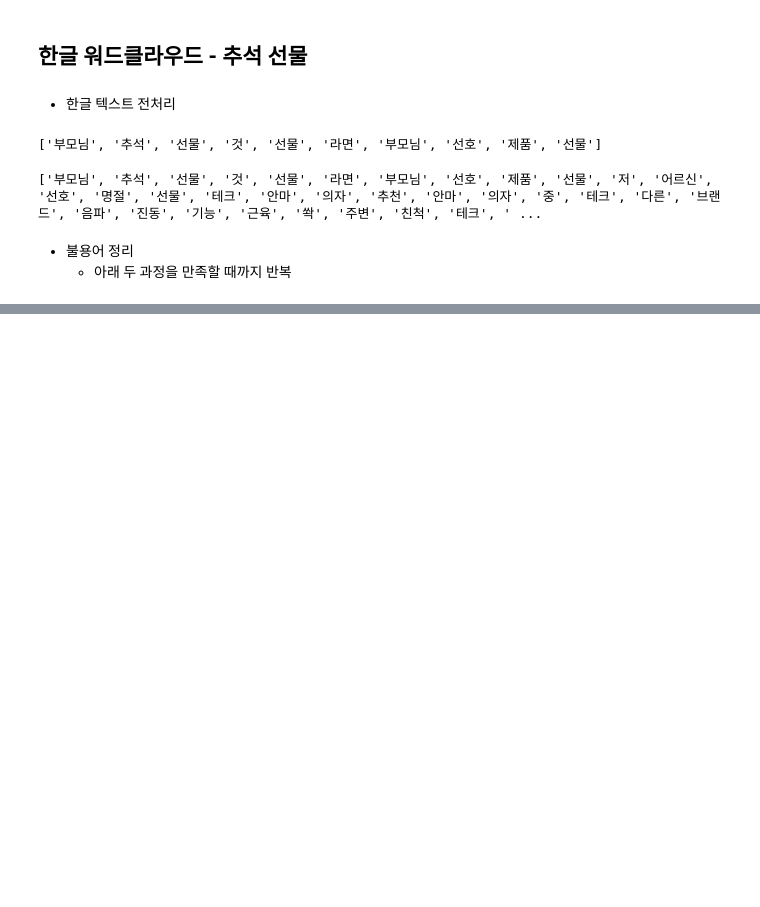
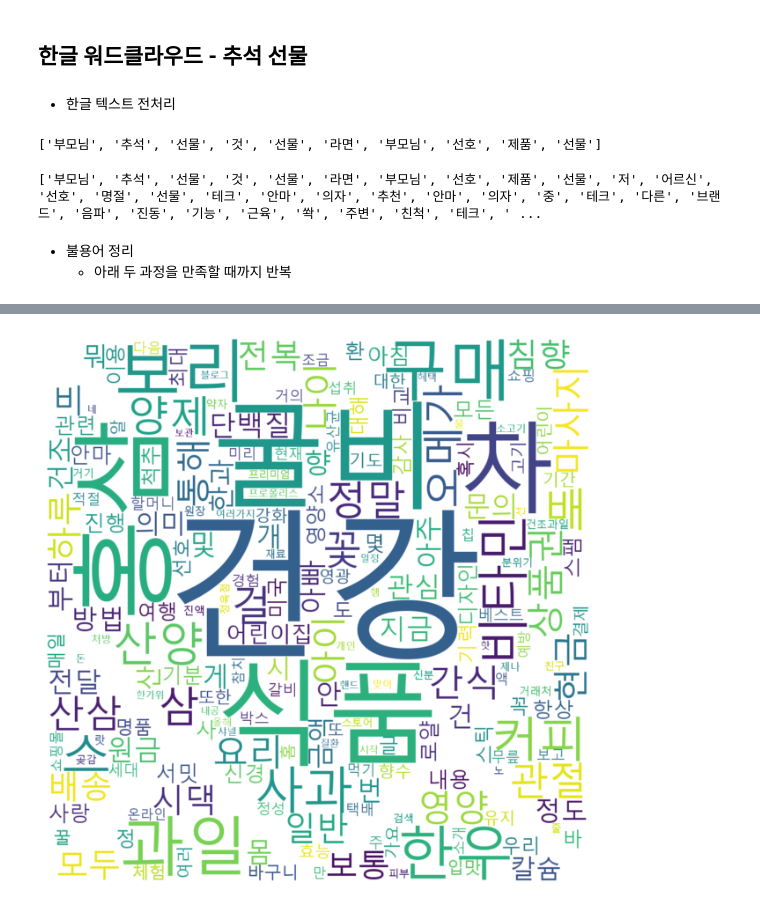
Before and after one commit to njy622/DataAnalysis-2023.09, a Jupyter notebook: 06.텍스트분석/22.워드클라우드.ipynb, the cells around one changed output, grey strips where cells are left out. Drawn from its saved outputs; the diff is of its cells as text; code cells hidden in the pictures; blank space fills up the shorter version.

```diff
--- a/06.텍스트분석/22.워드클라우드.ipynb
+++ b/06.텍스트분석/22.워드클라우드.ipynb
@@ -48,0 +89,12 @@ stop_words = stoptext.split()
+# %%
+wc = WordCloud(
+        background_color='white', random_state=2023,
+        mask = mask,
+        font_path='C:/Windows/Fonts/malgun.ttf'
+).generate_from_frequencies(dict(gift.vocab().most_common(300)))
+
+plt.figure(figsize=(8,8))
+plt.imshow(wc, interpolation='bilinear')
+plt.axis('off');
+# %% [output]
+[figure, added]
```
Also changed, not shown: parts of 8 cells of this notebook, 6 other files.
